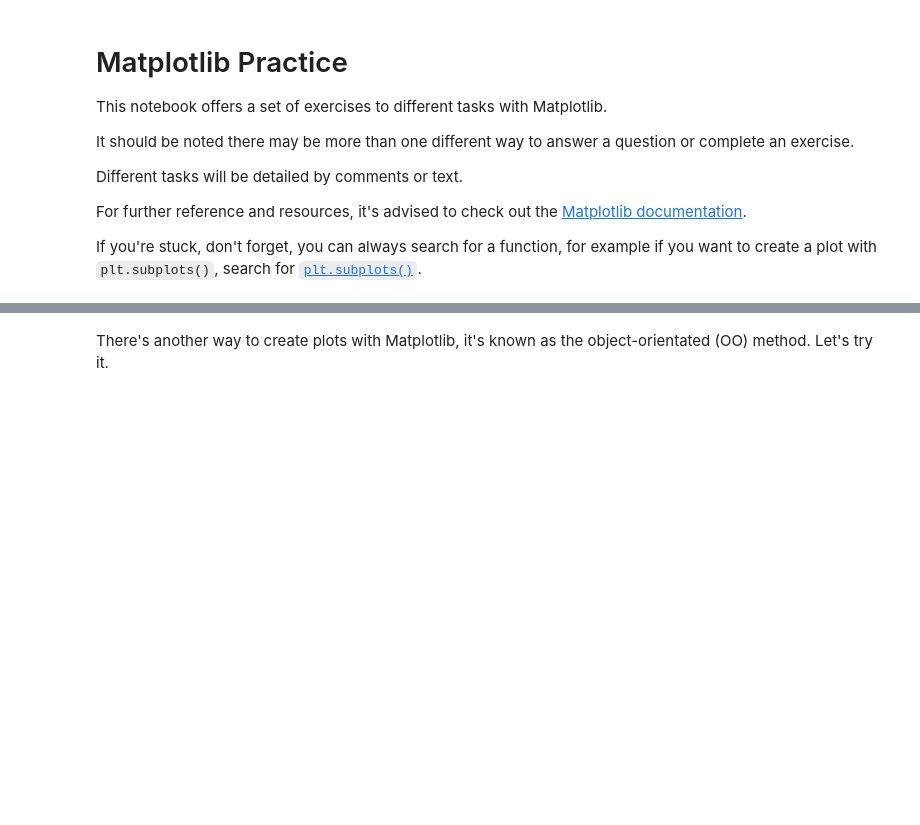
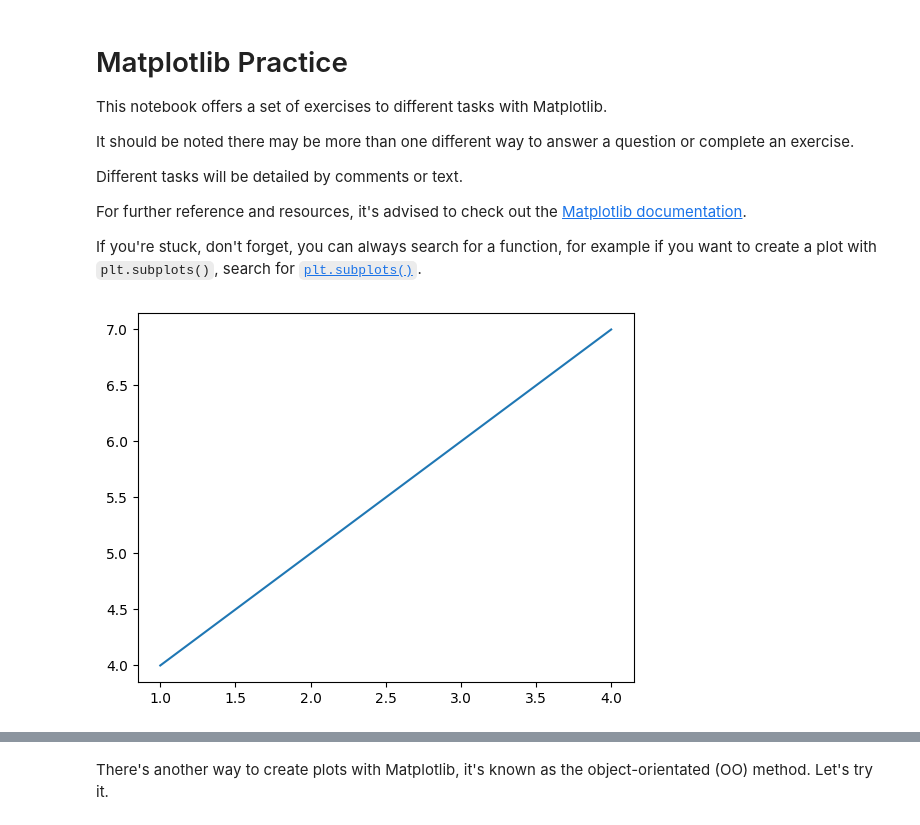
Before and after one commit to BrennZA/ZTM-ML, a Jupyter notebook: matplotlib-exercises.ipynb, the cells around one changed output, grey strips where cells are left out. Drawn from its saved outputs; the diff is of its cells as text; code cells hidden in the pictures; blank space fills up the shorter version.

```diff
--- a/matplotlib-exercises.ipynb
+++ b/matplotlib-exercises.ipynb
@@ -18,4 +19,10 @@ If you're stuck, don't forget, you can always search for a function, for example
 # %%
 # Create a simple plot using plt.plot()
+x = np.array([1, 2, 3, 4])
+y = np.array([4, 5, 6, 7])
+
+fig = plt.plot(x, y)
+# %% [output]
+[figure, added]
 # %%
 # Plot a single Python list
```
Also changed, not shown: parts of 6 cells of this notebook.
